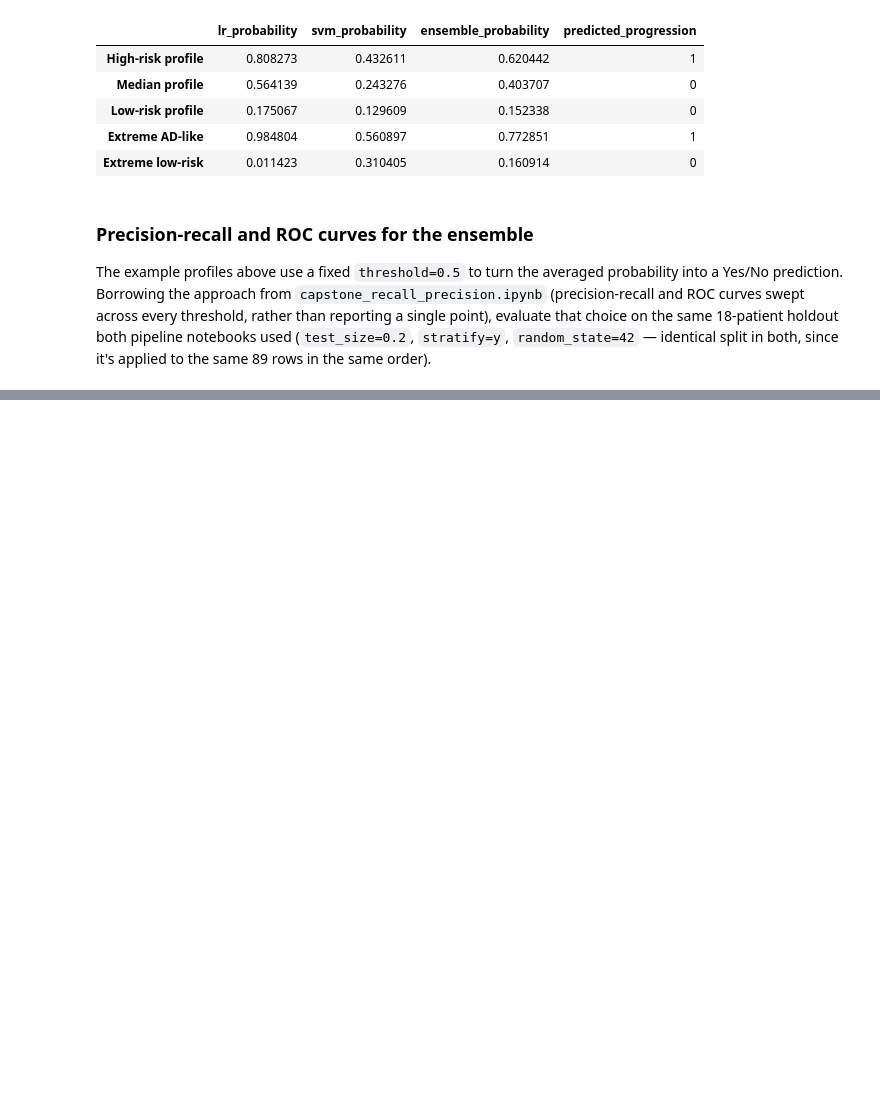
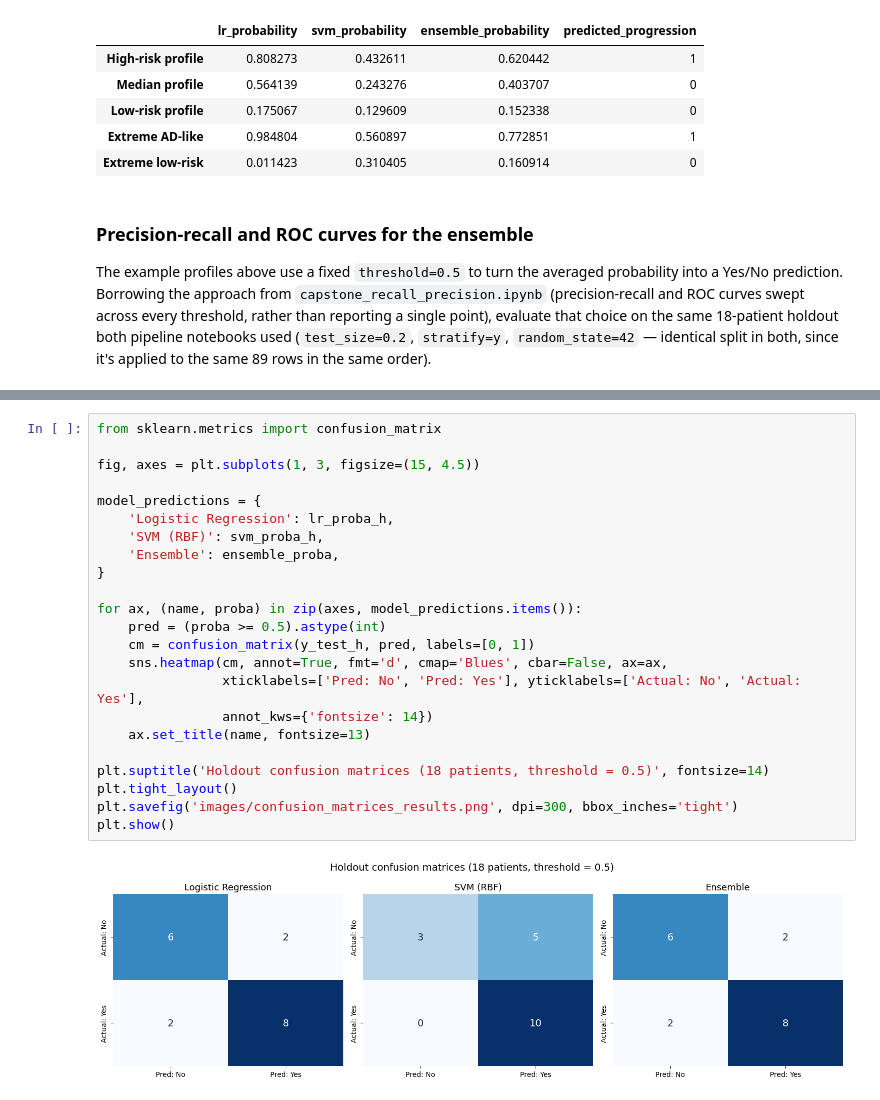
Before and after one commit to davidharrisnet/ucb_capstone_alzheimers, a Jupyter notebook: main.ipynb, the cells around one changed output, grey strips where cells are left out. Saved outputs shown, nothing was run; the diff lists cells and outputs as text; blank space fills up the shorter version.

```diff
--- a/main.ipynb
+++ b/main.ipynb
@@ -349,0 +450,25 @@ plt.show()
+# %%
+from sklearn.metrics import confusion_matrix
+
+fig, axes = plt.subplots(1, 3, figsize=(15, 4.5))
+
+model_predictions = {
+    'Logistic Regression': lr_proba_h,
+    'SVM (RBF)': svm_proba_h,
+    'Ensemble': ensemble_proba,
+}
+
+for ax, (name, proba) in zip(axes, model_predictions.items()):
+    pred = (proba >= 0.5).astype(int)
+    cm = confusion_matrix(y_test_h, pred, labels=[0, 1])
+    sns.heatmap(cm, annot=True, fmt='d', cmap='Blues', cbar=False, ax=ax,
+                xticklabels=['Pred: No', 'Pred: Yes'], yticklabels=['Actual: No', 'Actual: Yes'],
+                annot_kws={'fontsize': 14})
+    ax.set_title(name, fontsize=13)
+
+plt.suptitle('Holdout confusion matrices (18 patients, threshold = 0.5)', fontsize=14)
+plt.tight_layout()
+plt.savefig('images/confusion_matrices_results.png', dpi=300, bbox_inches='tight')
+plt.show()
+# %% [output]
+[figure, added]
```
Also changed, not shown: parts of 8 cells of this notebook, 8 other files.
